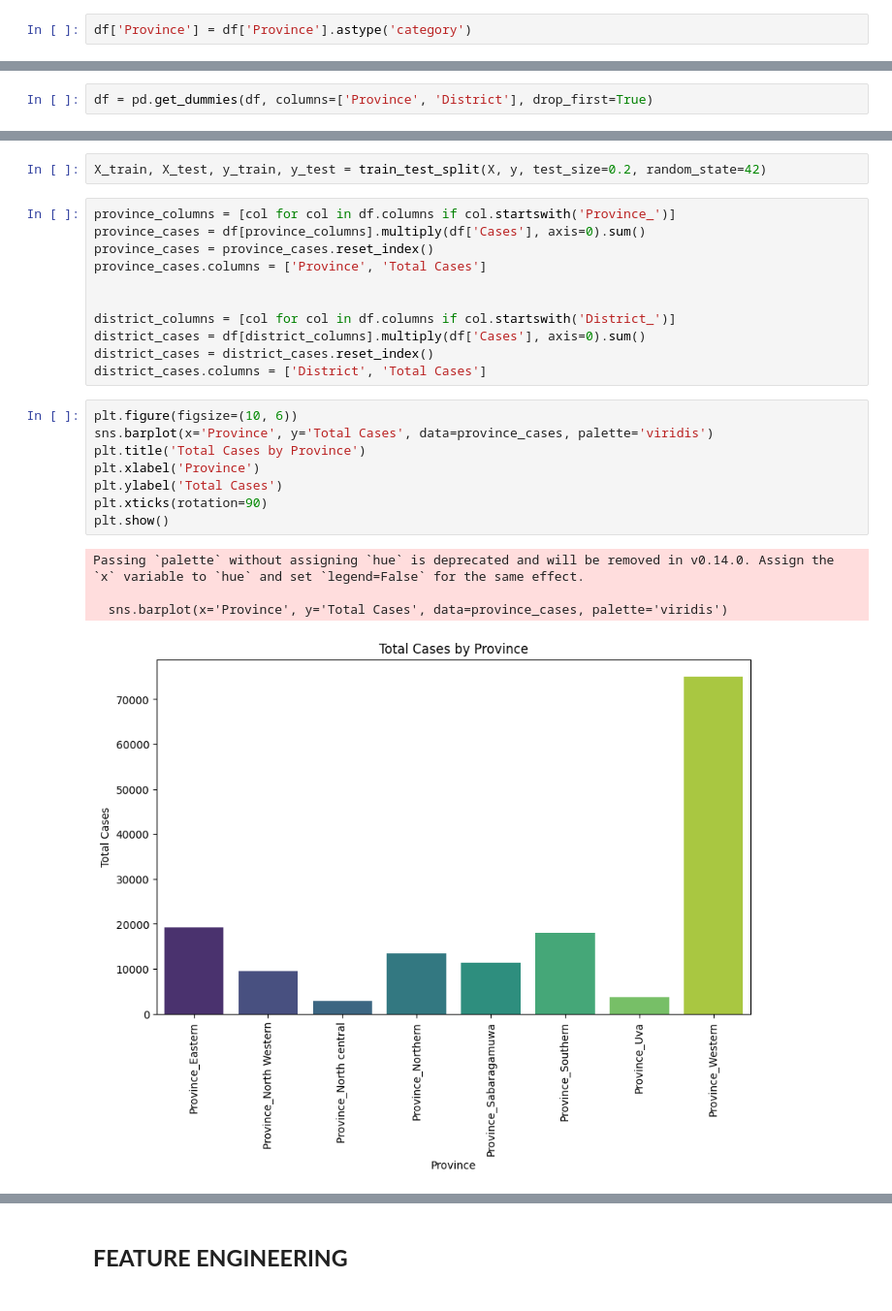
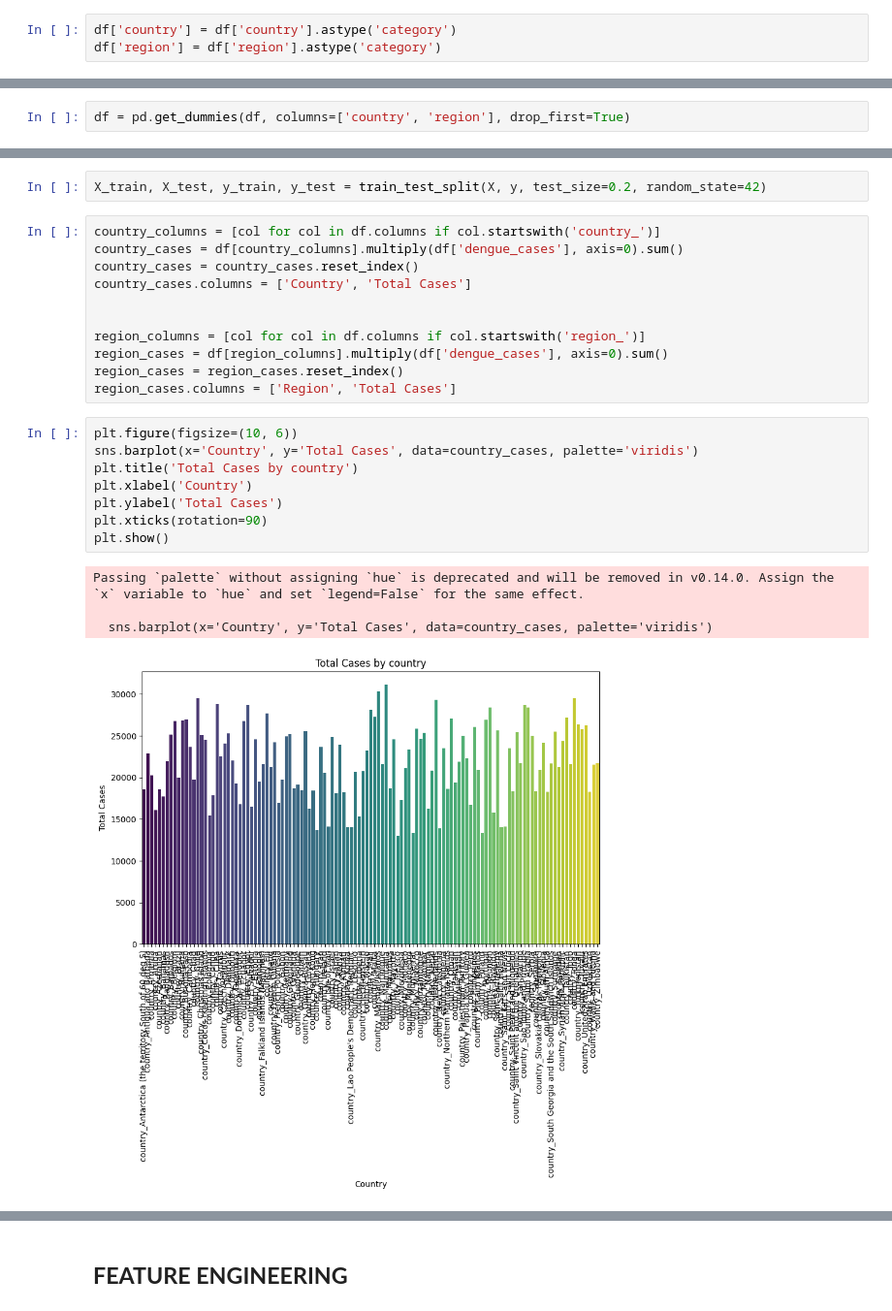
Before and after one commit to Zunuoh/Dengue-Fever-Prediction, a Jupyter notebook: New_Dengue_Prediction.ipynb, the cells around one changed output, grey strips where cells are left out. Shown at 97% size. Cells and saved outputs as stored; diff of their text form.

```diff
--- a/New_Dengue_Prediction.ipynb
+++ b/New_Dengue_Prediction.ipynb
@@ -78,5 +83,6 @@ memory usage: 77.5+ KB
-# %%
-df['Province'] = df['Province'].astype('category')
+# %%
+df['country'] = df['country'].astype('category')
+df['region'] = df['region'].astype('category')
 # %%
 df.info()
 # %% [output]
@@ -101,3 +108,3 @@ memory usage: 71.7+ KB
 # %%
-df = pd.get_dummies(df, columns=['Province', 'District'], drop_first=True)
+df = pd.get_dummies(df, columns=['country', 'region'], drop_first=True)
 # %%
@@ -106,28 +113,28 @@ y = df['Cases']
 # %%
 X_train, X_test, y_train, y_test = train_test_split(X, y, test_size=0.2, random_state=42)
 # %%
-province_columns = [col for col in df.columns if col.startswith('Province_')]
-province_cases = df[province_columns].multiply(df['Cases'], axis=0).sum()
-province_cases = province_cases.reset_index()
-province_cases.columns = ['Province', 'Total Cases']
+country_columns = [col for col in df.columns if col.startswith('country_')]
+country_cases = df[country_columns].multiply(df['dengue_cases'], axis=0).sum()
+country_cases = country_cases.reset_index()
+country_cases.columns = ['Country', 'Total Cases']
 
 
-district_columns = [col for col in df.columns if col.startswith('District_')]
-district_cases = df[district_columns].multiply(df['Cases'], axis=0).sum()
-district_cases = district_cases.reset_index()
-district_cases.columns = ['District', 'Total Cases']
+region_columns = [col for col in df.columns if col.startswith('region_')]
+region_cases = df[region_columns].multiply(df['dengue_cases'], axis=0).sum()
+region_cases = region_cases.reset_index()
+region_cases.columns = ['Region', 'Total Cases']
 # %%
 plt.figure(figsize=(10, 6))
-sns.barplot(x='Province', y='Total Cases', data=province_cases, palette='viridis')
-plt.title('Total Cases by Province')
-plt.xlabel('Province')
+sns.barplot(x='Country', y='Total Cases', data=country_cases, palette='viridis')
+plt.title('Total Cases by country')
+plt.xlabel('Country')
 plt.ylabel('Total Cases')
 plt.xticks(rotation=90)
 plt.show()
 # %% [output]
 Passing `palette` without assigning `hue` is deprecated and will be removed in v0.14.0. Assign the `x` variable to `hue` and set `legend=False` for the same effect.
 
-  sns.barplot(x='Province', y='Total Cases', data=province_cases, palette='viridis')
+  sns.barplot(x='Country', y='Total Cases', data=country_cases, palette='viridis')
-[figure, old version]
+[figure, new version]
 # %%
 plt.figure(figsize=(10, 6))
```
Also changed, not shown: parts of 39 cells of this notebook.
